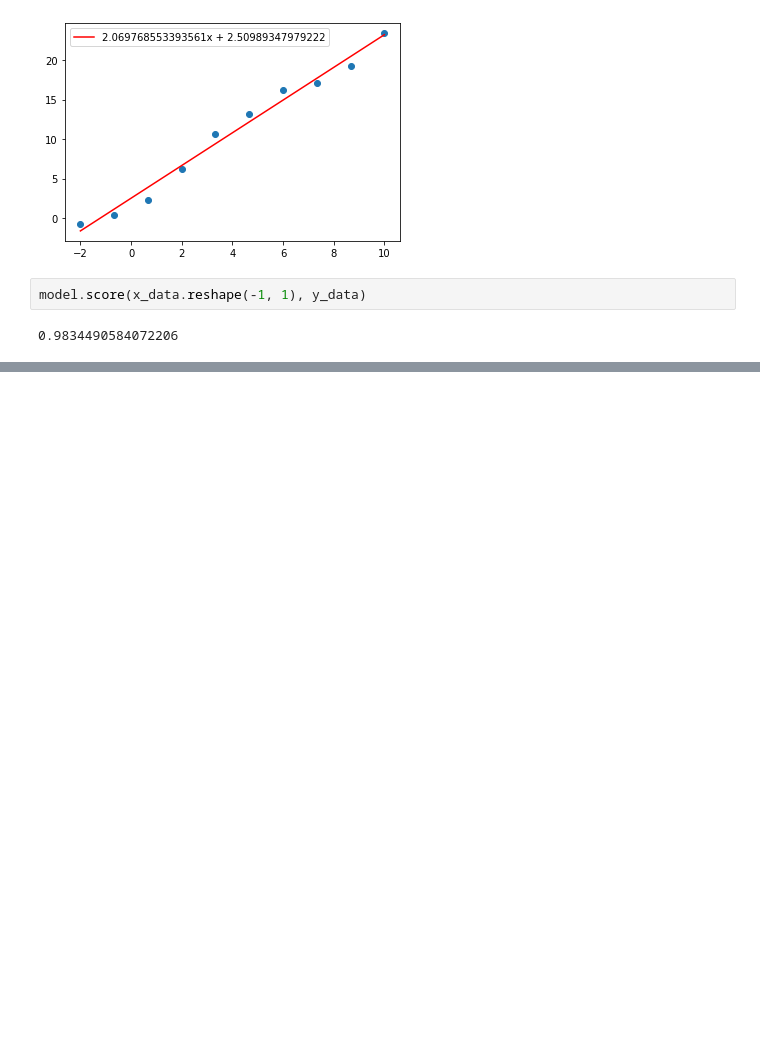
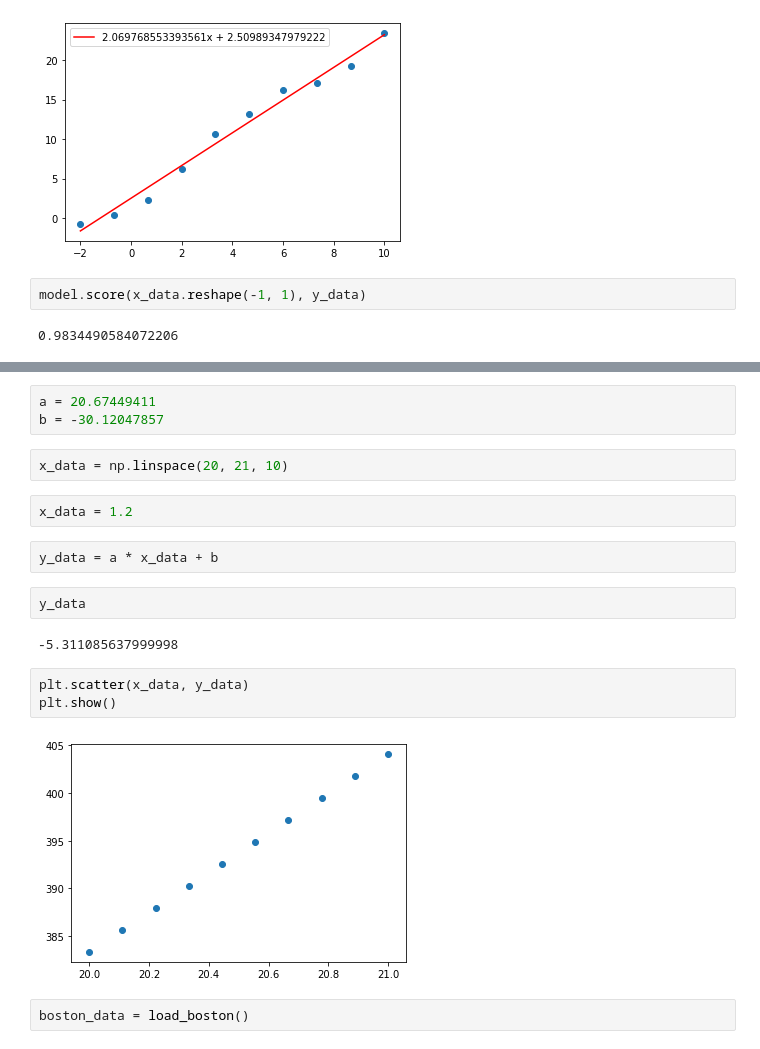
Before and after one commit to viraco4a/SoftUni, a Jupyter notebook: DataScience/06. Regression-Models-Lab/Regression Models.ipynb, the cells around one changed output, grey strips where cells are left out. Cells and saved outputs as stored; diff of their text form; blank space fills up the shorter version.

Commit message:
Data Science regression ex final

```diff
--- a/DataScience/06. Regression-Models-Lab/Regression Models.ipynb
+++ b/DataScience/06. Regression-Models-Lab/Regression Models.ipynb
@@ -160,0 +161,20 @@ model.score(x_data.reshape(-1, 1), y_data)
+# %%
+a = 20.67449411
+b = -30.12047857
+# %%
+x_data = np.linspace(20, 21, 10)
+# %%
+x_data = 1.2
+# %%
+y_data = a * x_data + b
+# %%
+y_data
+# %% [output]
+-5.311085637999998
+# %%
+plt.scatter(x_data, y_data)
+plt.show()
+# %% [output]
+[figure, added]
+# %%
+boston_data = load_boston()
```
Also changed, not shown: parts of 10 cells of this notebook.
